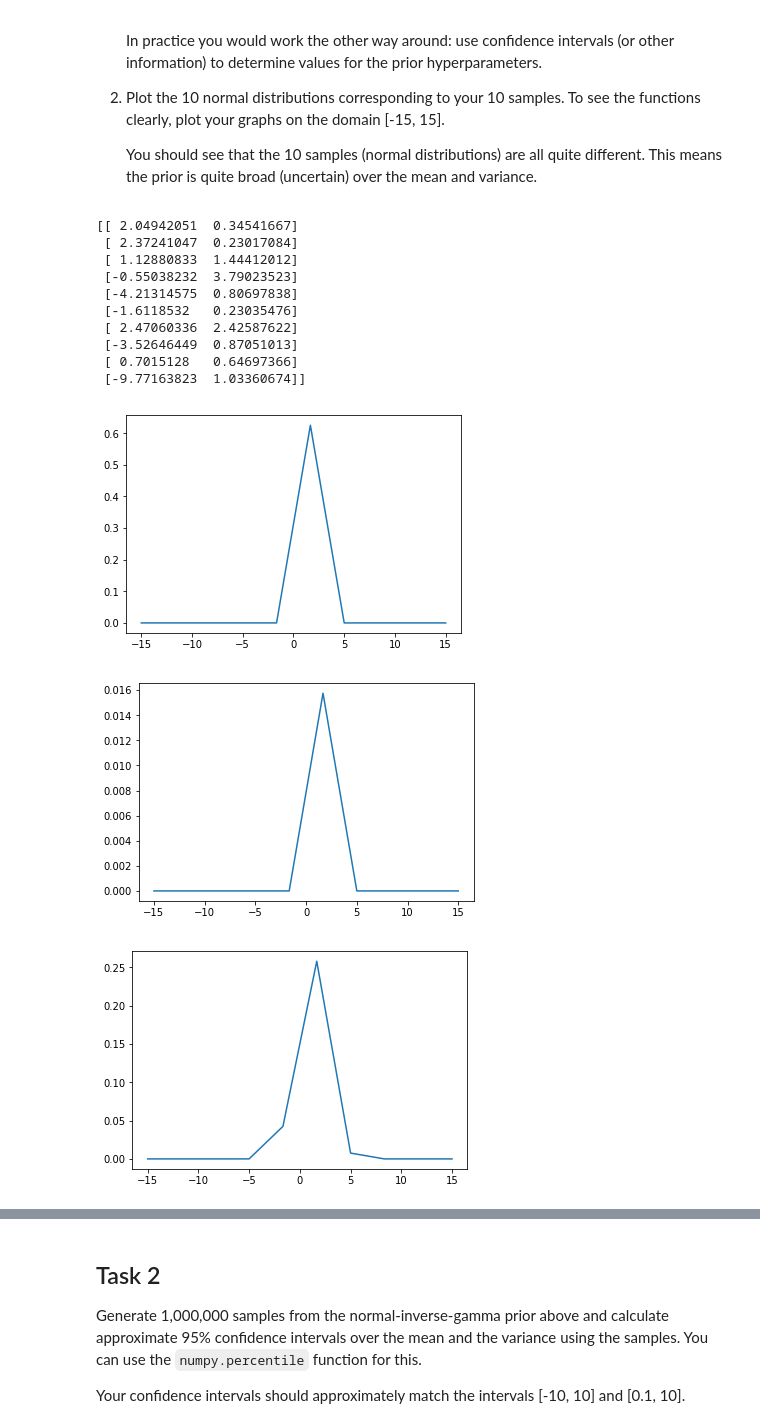
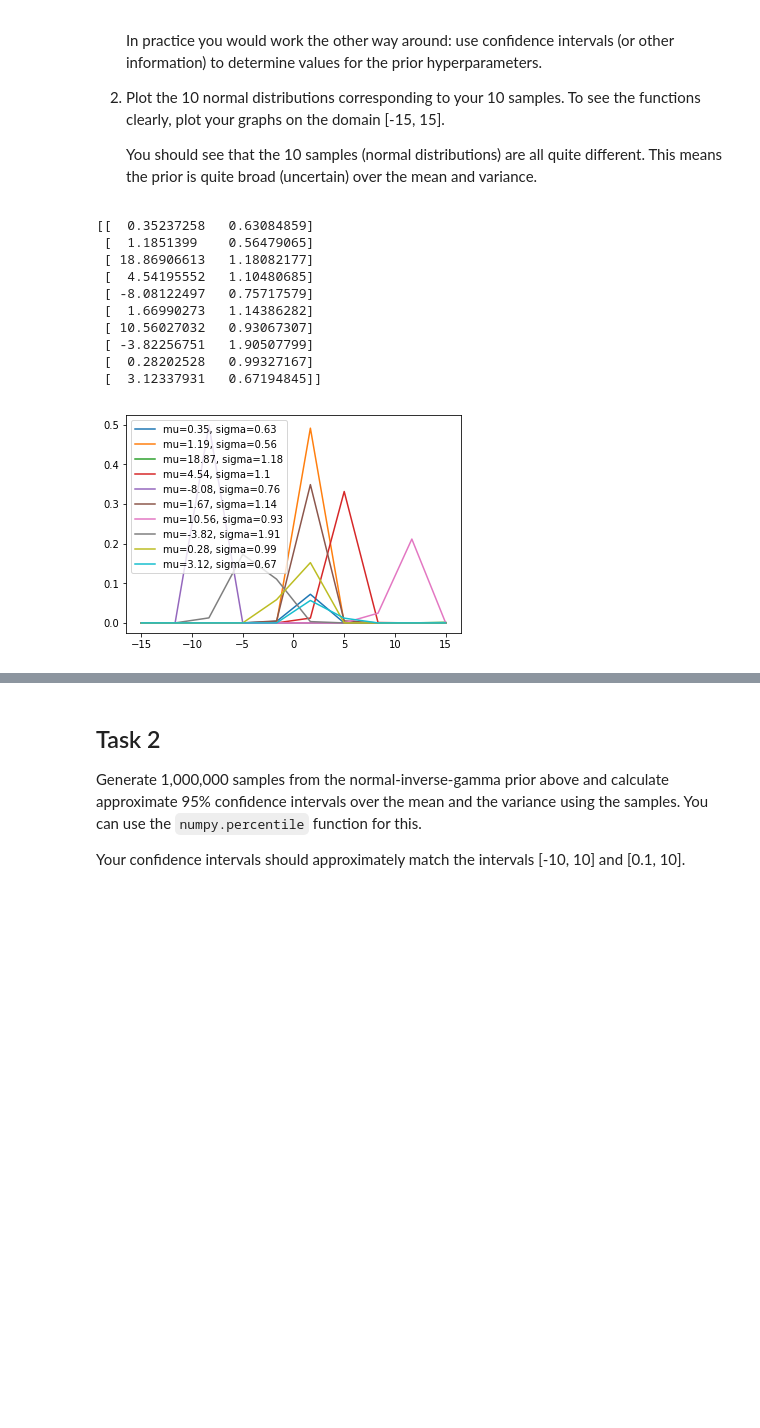
Before and after one commit to ZaAhmed/CS146, a Jupyter notebook: cs146-3.1-pre-class-work.ipynb, the cells around one changed output, grey strips where cells are left out. Cells and saved outputs as stored; diff of their text form; code cells hidden in the pictures; blank space fills up the shorter version.

```diff
--- a/cs146-3.1-pre-class-work.ipynb
+++ b/cs146-3.1-pre-class-work.ipynb
@@ -78,25 +78,25 @@ beta_0 = 0.4
 # %%
 samples = norminvgamma_rvs(mu_0, nu_0, alpha_0, beta_0, size=10)  # YOU HAVE TO COMPLETE THIS
 print(samples)
 dist_= []
 x= np.linspace(-15,15,10)
-for i in range(10):
-    mean, scale = samples[i]
-    y= sts.norm(mean, scale)
-    plt.plot(x, y.pdf(x))
-    plt.show()
+for mean, scale in samples :
+    mu = mean
+    sigma = scale
+    y = sts.norm(mu, sigma)
+    plt.plot(x, y.pdf(x), label=f'mu={round(mu,2)}, sigma={round(sigma,2)}')
+plt.legend()
+plt.show()
 # YOU HAVE TO PLOT THE NORMAL PDF CORRESPONDING TO EACH SAMPLE ABOVE
 # %% [output]
-[[ 2.04942051  0.34541667]
- [ 2.37241047  0.23017084]
- [ 1.12880833  1.44412012]
- [-0.55038232  3.79023523]
- [-4.21314575  0.80697838]
- [-1.6118532   0.23035476]
- [ 2.47060336  2.42587622]
- [-3.52646449  0.87051013]
- [ 0.7015128   0.64697366]
- [-9.77163823  1.03360674]]
+[[  0.35237258   0.63084859]
+ [  1.1851399    0.56479065]
+ [ 18.86906613   1.18082177]
+ [  4.54195552   1.10480685]
+ [ -8.08122497   0.75717579]
+ [  1.66990273   1.14386282]
+ [ 10.56027032   0.93067307]
+ [ -3.82256751   1.90507799]
+ [  0.28202528   0.99327167]
+ [  3.12337931   0.67194845]]
-[figure, old version]
+[figure, new version]
-[figure, removed]
-[figure, removed]
```
Also changed, not shown: parts of 3 cells of this notebook.
